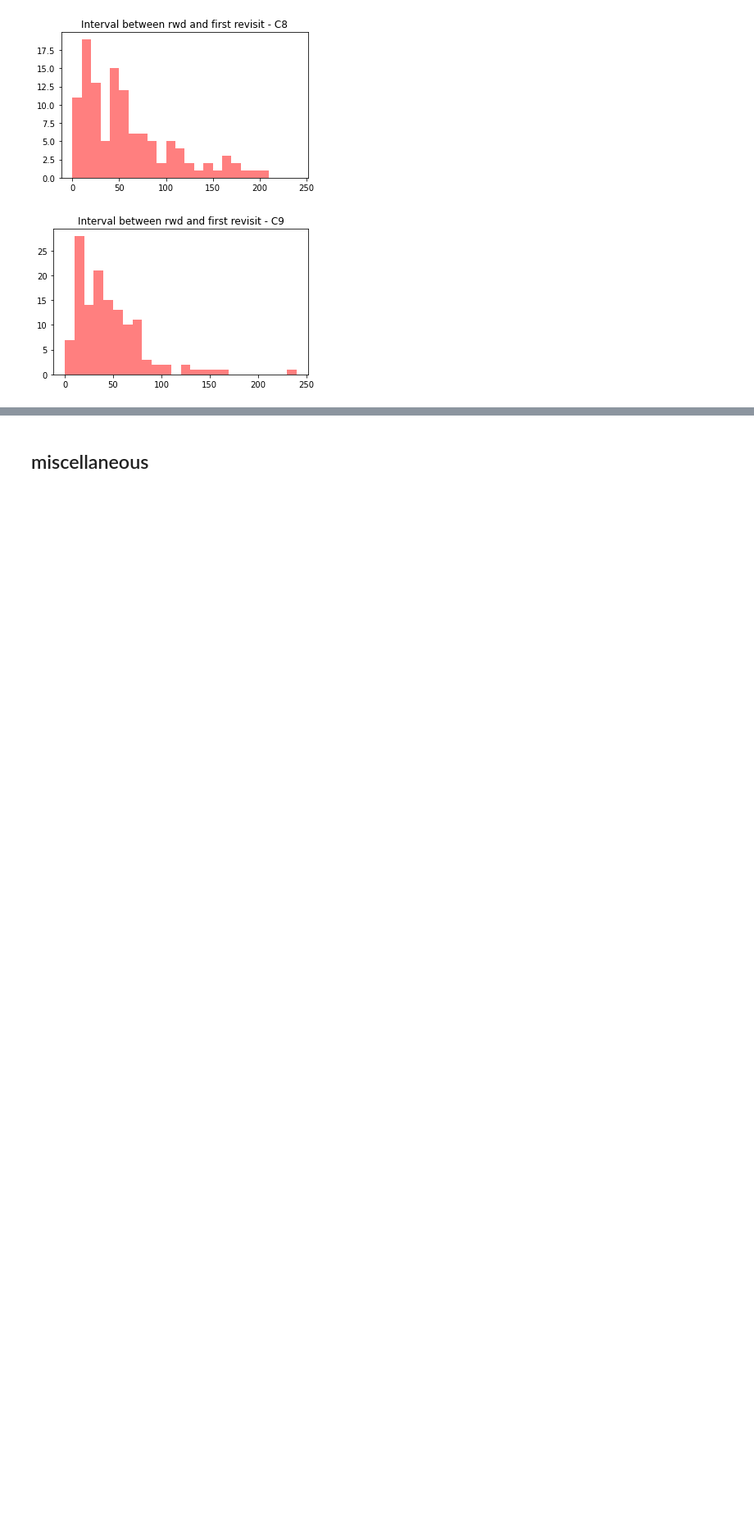
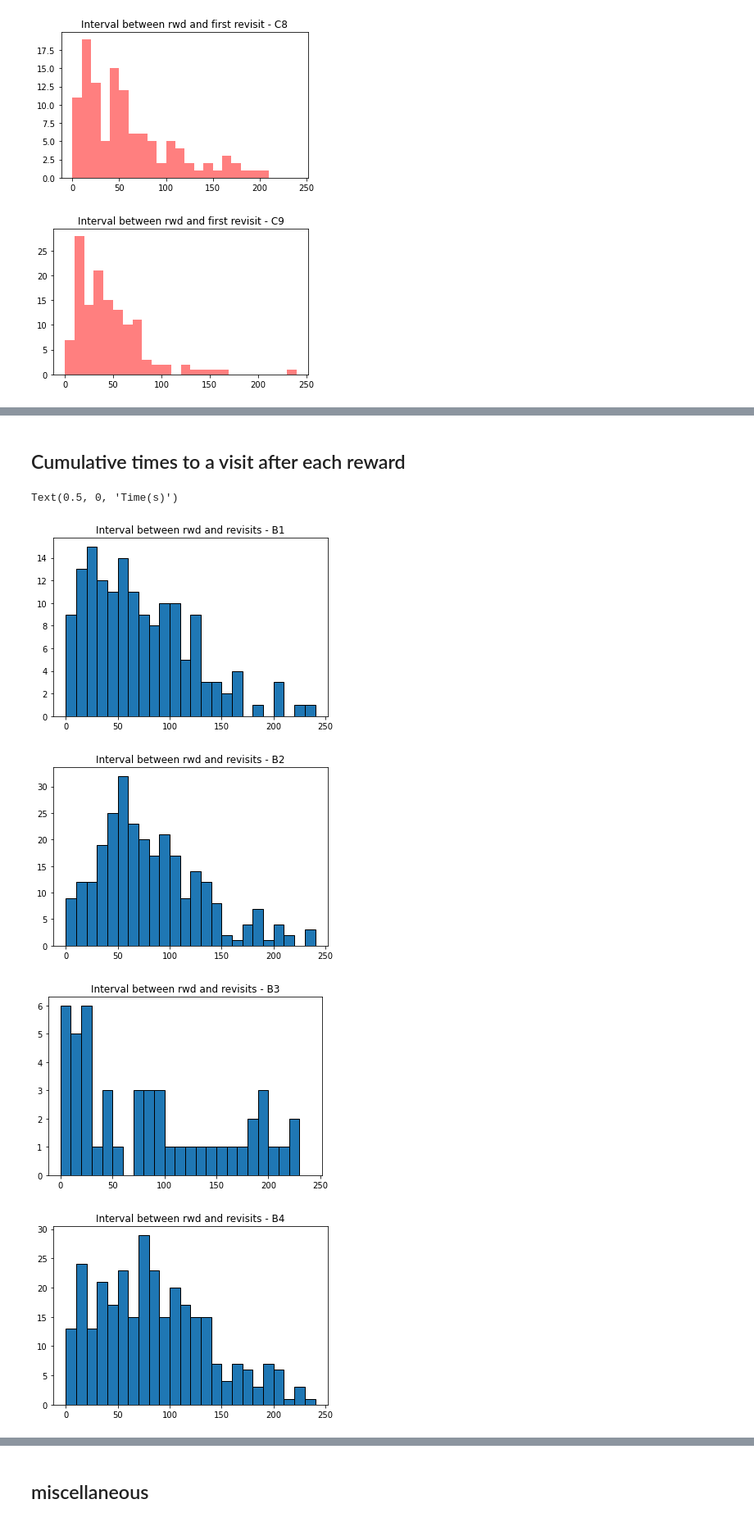
Before and after one commit to umeshksingla/MouseMazeHierRL, a Jupyter notebook: inter_rwd-or-waterport_intervals.ipynb, the cells around one changed output, grey strips where cells are left out. Shown at 82% size. Saved outputs shown, nothing was run; the diff lists cells and outputs as text; code cells hidden in the pictures; blank space fills up the shorter version.

Commit message:
Recover previously committed changes that were lost after merge

```diff
--- a/figure inter-(reward or path to water) intervals.ipynb
+++ b/inter_rwd-or-waterport_intervals.ipynb
@@ -419,0 +436,63 @@ len(all_waterport_visits), len(times_to_rwd)
+# %% [markdown]
+## Cumulative times to a visit after each reward
+# %%
+all_animals = []
+for nickname in RewNames:
+# for nickname in AllNames:  # there is some error, gotta check later
+    tf=LoadTraj(nickname+'-tf')
+
+# nickname = "B2"
+# tf=LoadTraj(nickname+'-tf')
+
+    times_to_waterport_visits, times_to_rwd = get_wp_visit_times_and_rwd_times(tf)
+
+    all_waterport_visits=[]
+    waterport_visits_in_between_rwds = []
+
+    rwd_i = 0
+    for waterport_visit_time in times_to_waterport_visits:  # create list of all waterport visits in between rewards
+    #     print('wp ', waterport_visit_time)
+
+        if rwd_i < len(times_to_rwd) and waterport_visit_time < times_to_rwd[rwd_i]:  # get waterport visits before each rwd delivery
+            waterport_visits_in_between_rwds.append(waterport_visit_time)
+        else:  # reached waterport visit that is already after currently considered rwd delivery
+    #             print('wp ', waterport_visits_in_between_rwds)
+    #             print('rwd ', times_to_rwd[rwd_i])
+            rwd_i+=1
+            all_waterport_visits.append(waterport_visits_in_between_rwds)
+
+            waterport_visits_in_between_rwds = []
+            waterport_visits_in_between_rwds.append(waterport_visit_time)  # add to the list of visits after next rwd
+
+    cum_times_wp_visits = []
+    for wp_visits_i, wp_visits_bw_rwds in enumerate(all_waterport_visits[1:]):
+        cum_times_wp_visits.append(wp_visits_bw_rwds-times_to_rwd[wp_visits_i])
+
+    plt.figure()
+    plt.title("Interval between rwd and revisits - %s" % nickname)
+    plt.hist(np.concatenate(cum_times_wp_visits), bins=arange(0,250, 10), ec='black')
+
+    all_animals.append(np.concatenate(cum_times_wp_visits))
+
+## FOR ALL ANIMALS
+plt.figure()
+plt.hist(np.concatenate(all_animals), bins=arange(0,350, 10), ec='black')
+plt.title("Interval between rwd and revisits - all animals")
+plt.xlabel("Time(s)")
+
+# plt.hist(np.concatenate(cum_times_wp_visits), bins=arange(0,250, 10))
+
+
+#     first_visits_after_rwd = [waterport_visits_in_between_rwds[0]
+#                               for waterport_visits_in_between_rwds in all_waterport_visits[1:]]
+#                                 # :1 removes visits before the first reward was received
+#     n_inter_rwds = len(first_visits_after_rwd)  # used because there is a mismatch between visits
+
+#     hist(np.array(first_visits_after_rwd) - times_to_rwd[:n_inter_rwds], bins=arange(0,250, 10))
+#     plt.title("Interval between rwd and first revisit - %s" % nickname)
+# %% [output]
+Text(0.5, 0, 'Time(s)')
+[figure, added]
+[figure, added]
+[figure, added]
+[figure, added]
```
Also changed, not shown: parts of 12 cells of this notebook.
